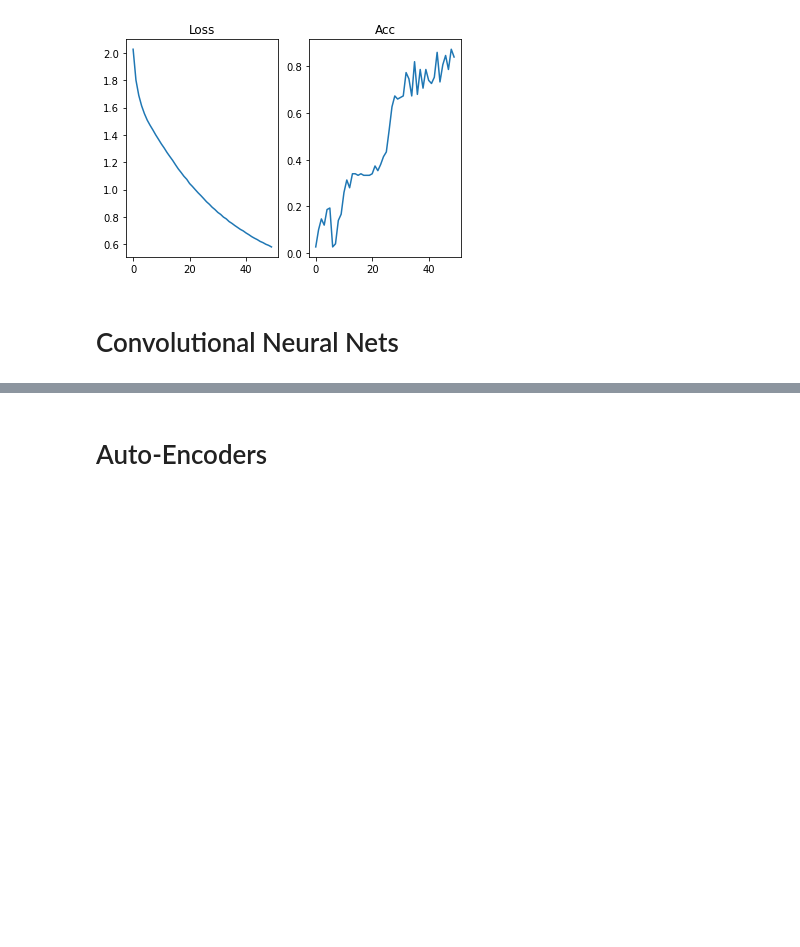
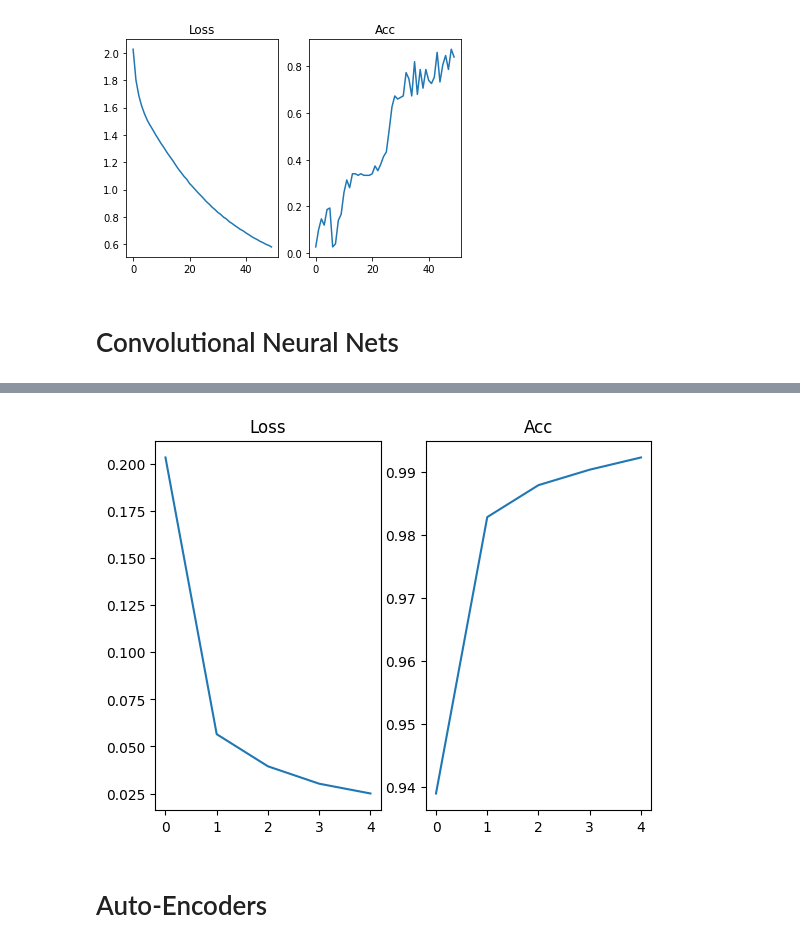
Before and after one commit to field-cady/deep_learning, a Jupyter notebook: Deep Learning MNIST.ipynb, the cells around one changed output, grey strips where cells are left out. Saved outputs shown, nothing was run; the diff lists cells and outputs as text; code cells hidden in the pictures; blank space fills up the shorter version.

```diff
--- a/Deep Learning MNIST.ipynb
+++ b/Deep Learning MNIST.ipynb
@@ -89,3 +96,13 @@ Test accuracy: 0.9878000020980835
+# %%
+from matplotlib import pyplot as plt
+h = history
+plt.subplot(121);
+plt.plot(h.history['loss']); plt.title('Loss')
+plt.subplot(122);
+plt.plot(h.history['accuracy']); plt.title('Acc')
+plt.show()
+# %% [output]
+[figure, added]
 # %% [markdown]
 # Auto-Encoders
 # %%
```
Also changed, not shown: parts of 4 cells of this notebook, 1 other file.
